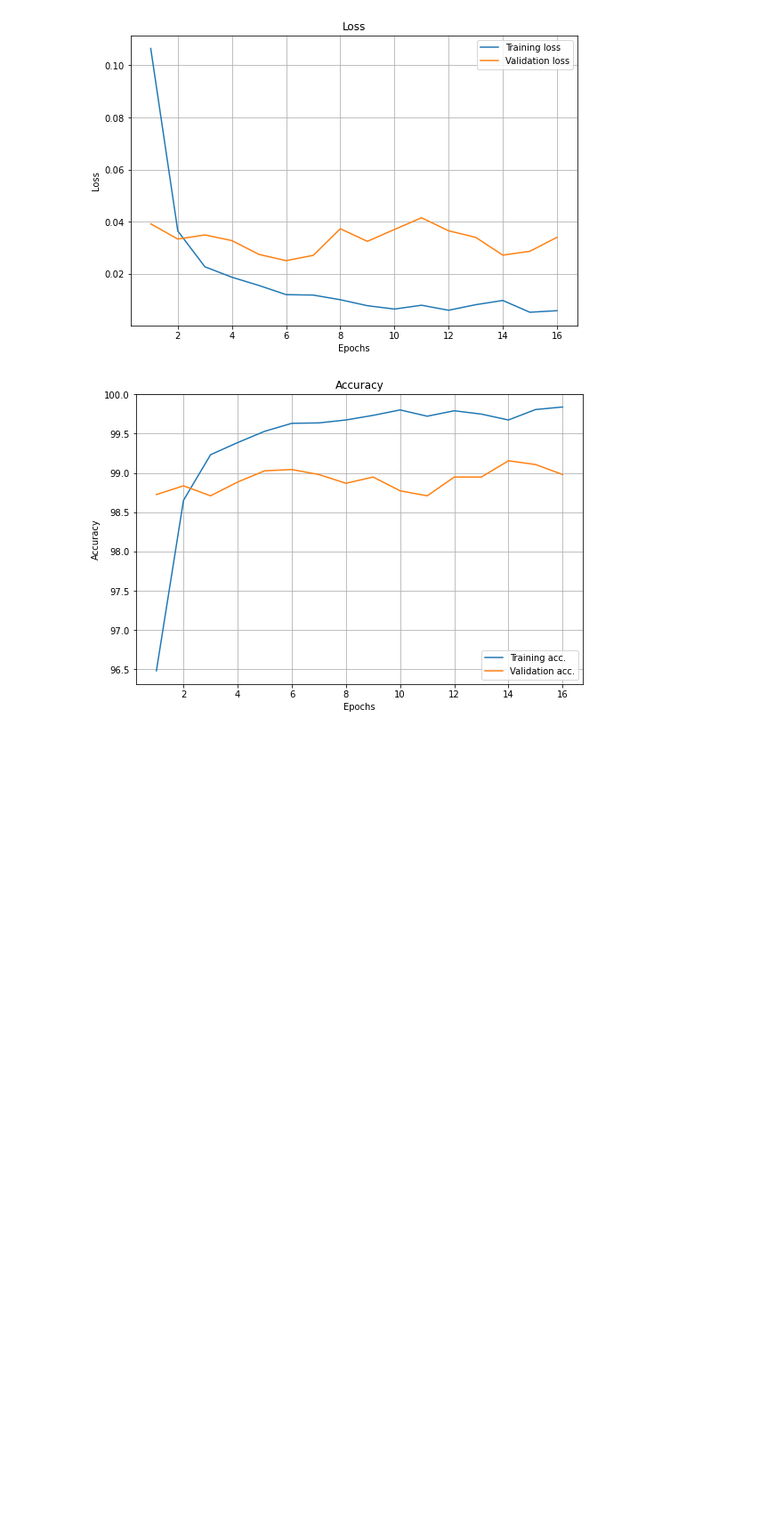
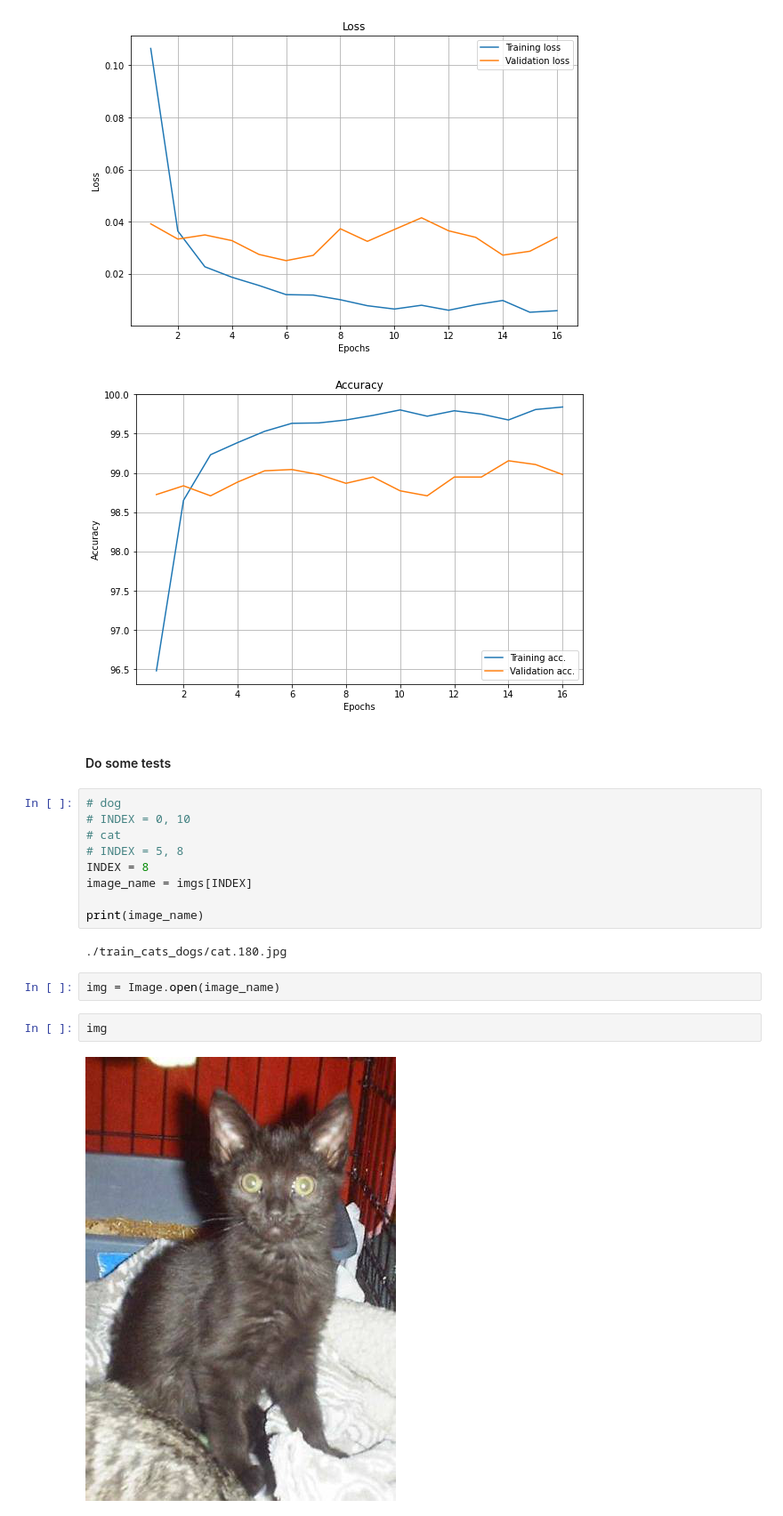
Before and after one commit to luigisaetta/pytorch-on-oci, a Jupyter notebook: ch-03/train_cats_dogs_efficientnet.ipynb, the cells around one changed output. Shown: that part at 89% size. Drawn from its saved outputs; the diff is of its cells as text; blank space fills up the shorter version.

```diff
--- a/ch-03/train_cats_dogs_efficientnet.ipynb
+++ b/ch-03/train_cats_dogs_efficientnet.ipynb
@@ -356,3 +356,22 @@ plt.show()
 # %% [output]
 [figure]
 [figure]
+# %% [markdown]
+#### Do some tests
+# %%
+# dog
+# INDEX = 0, 10
+# cat
+# INDEX = 5, 8
+INDEX = 8
+image_name = imgs[INDEX]
+
+print(image_name)
+# %% [output]
+./train_cats_dogs/cat.180.jpg
+# %%
+img = Image.open(image_name)
+# %%
+img
+# %% [output]
+[figure, added]
```
Also changed, not shown: parts of 2 cells of this notebook.
